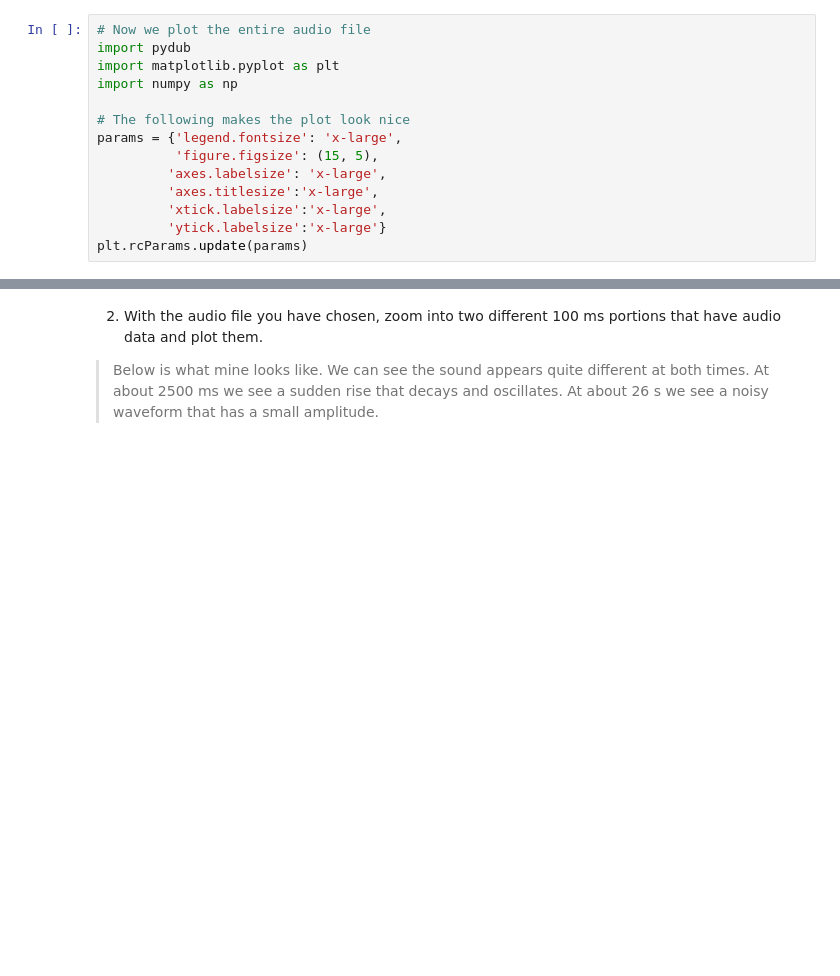
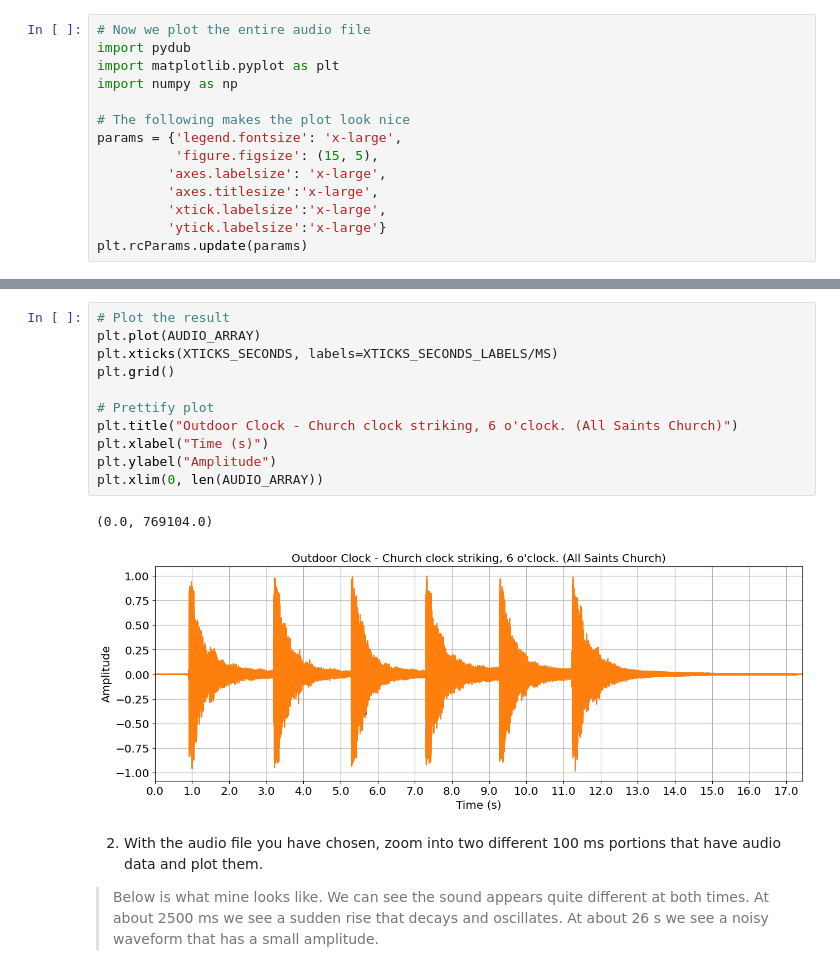
Before and after one commit to LinusOstlund/DT2470, a Jupyter notebook: labs/lab-1-signal-processing/DT2470_lab01-1.ipynb, the cells around one changed output, grey strips where cells are left out. Drawn from its saved outputs; the diff is of its cells as text; blank space fills up the shorter version.

```diff
--- a/labs/lab-1-signal-processing/DT2470_lab01-1.ipynb
+++ b/labs/lab-1-signal-processing/DT2470_lab01-1.ipynb
@@ -70,3 +81,17 @@ Text(0, 0.5, 'Amplitude')
+# %%
+# Plot the result
+plt.plot(AUDIO_ARRAY)
+plt.xticks(XTICKS_SECONDS, labels=XTICKS_SECONDS_LABELS/MS)
+plt.grid()
+
+# Prettify plot
+plt.title("Outdoor Clock - Church clock striking, 6 o'clock. (All Saints Church)")
+plt.xlabel("Time (s)")
+plt.ylabel("Amplitude")
+plt.xlim(0, len(AUDIO_ARRAY))
+# %% [output]
+(0.0, 769104.0)
+[figure, added]
 # %% [markdown]
 
 2. With the audio file you have chosen, zoom into two different 100 ms portions that have audio data and plot them.
```
Also changed, not shown: parts of 11 cells of this notebook.
